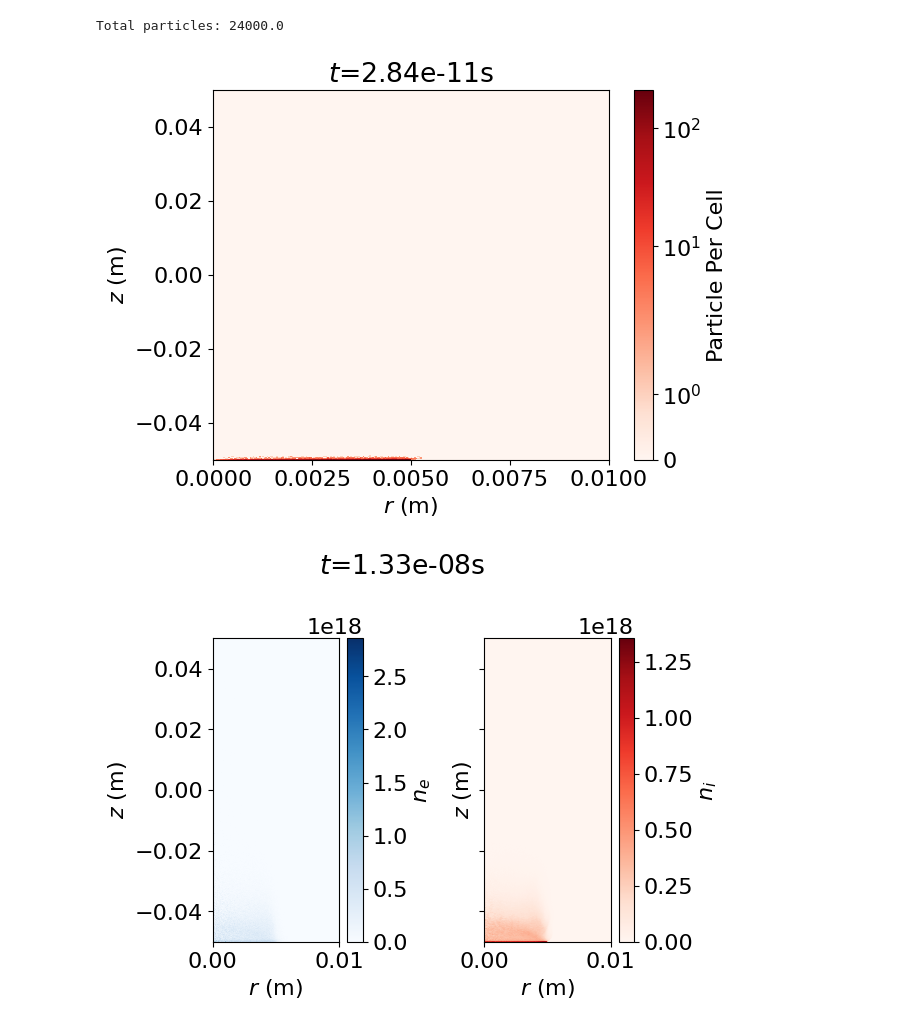
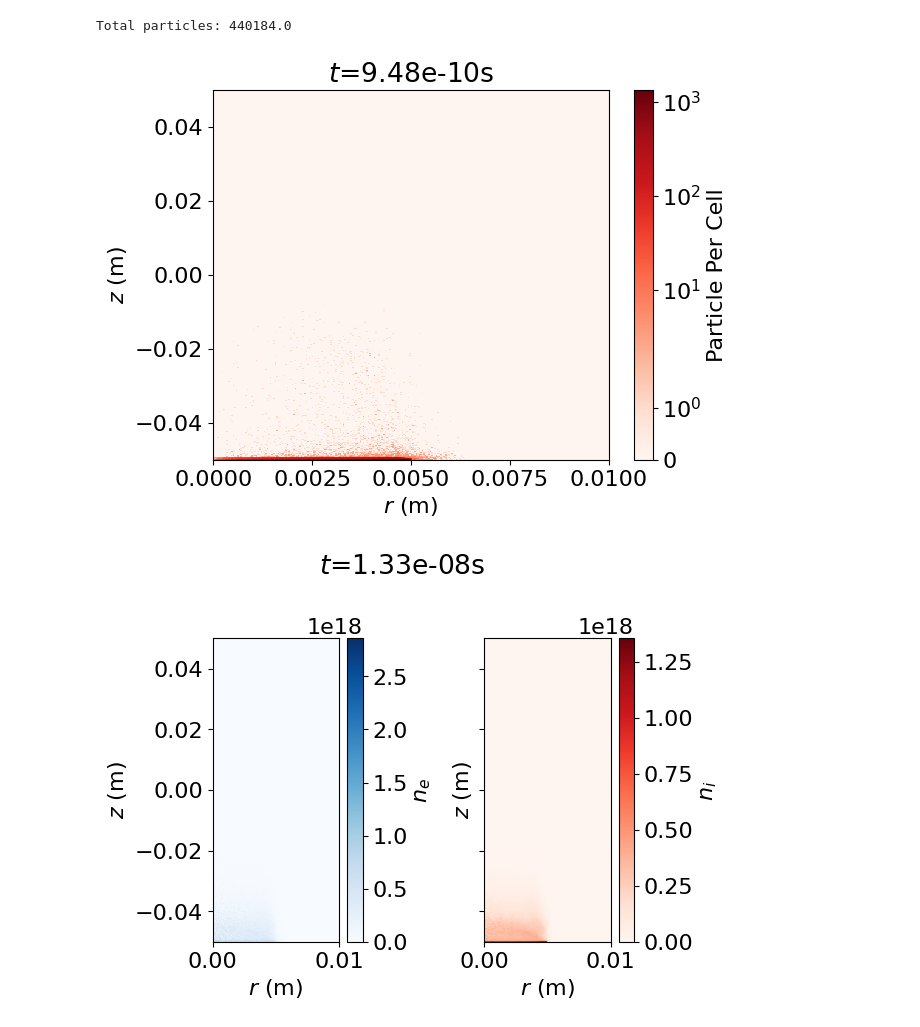
Before and after one commit to HuntFeng/magnetic-nozzle-warpx, a Jupyter notebook: analysis.ipynb, the cells around one changed output. Cells and saved outputs as stored; diff of their text form; code cells hidden in the pictures.

```diff
--- a/analysis.ipynb
+++ b/analysis.ipynb
@@ -1,12 +1,12 @@
 # %%
 from post_processing import Analysis
 # %%
-analysis = Analysis("diags20231227021522")
+analysis = Analysis("diags202312261911")
 # %%
-analysis.plot_part_per_cell(3)
+analysis.plot_part_per_cell(1)
 # %% [output]
-Total particles: 24000.0
+Total particles: 440184.0
-[figure, old version]
+[figure, new version]
 # %%
 frame = 14
 for plot_type in ["slice", "line"]:
```
Also changed, not shown: parts of 1 cell of this notebook, 1 other file.
